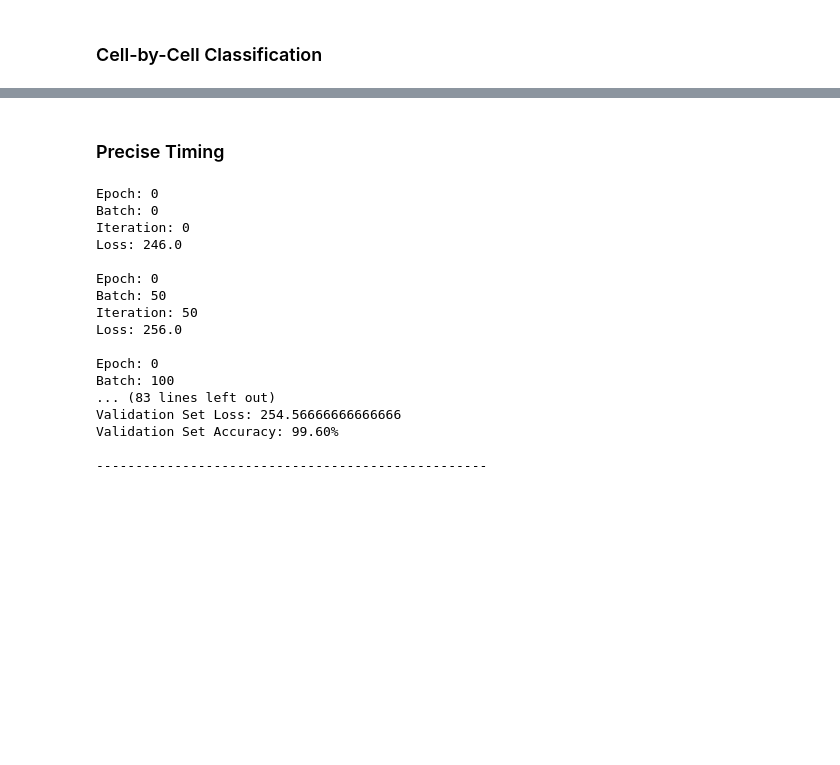
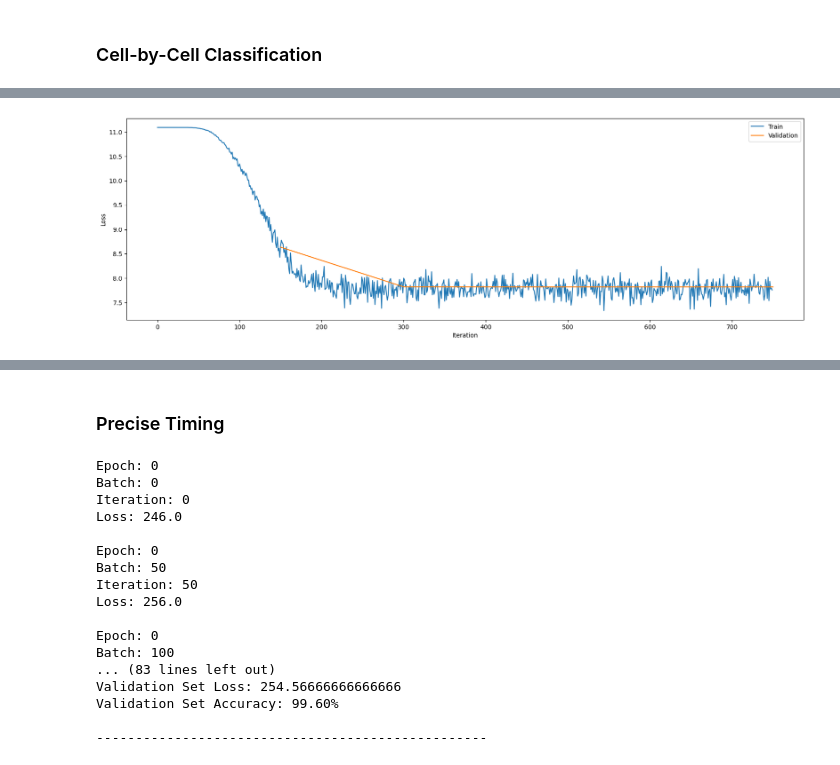
Before and after one commit to enlupi/SNN-MUC, a Jupyter notebook: Scripts/SNN_Classifier.ipynb, the cells around one changed output, grey strips where cells are left out. Saved outputs shown, nothing was run; the diff lists cells and outputs as text; code cells hidden in the pictures; blank space fills up the shorter version.

```diff
--- a/Scripts/SNN_Classifier.ipynb
+++ b/Scripts/SNN_Classifier.ipynb
@@ -610,0 +783,12 @@ Test Set Accuracy: 95.36%
+# %%
+net = Net(num_inputs, num_hidden, num_outputs_cell, num_steps).to(device)
+# %%
+loss_fn = Multi_loss(2, SF.ce_rate_loss(), False)
+accuracy_type = 'cell'
+optimizer = torch.optim.Adam(net.parameters(), lr=5e-4, betas=(0.9, 0.999))
+num_epochs = 5
+
+loss_hist, loss_val_hist, acc_val_hist = train_net(net,
+                                                   train_loader, val_loader,
+                                                   num_epochs, loss_fn, optimizer,
+                                                   accuracy_type, batch_size)
@@ -610,0 +813,13 @@ Test Set Accuracy: 95.36%
+# %%
+# Plot Loss
+fig = plt.figure(facecolor="w", figsize=(20, 6))
+x1 = np.arange(n_evt/batch_size*num_epochs)
+x2 = np.arange(n_evt/batch_size, n_evt/batch_size*num_epochs+1, n_evt/batch_size)
+plt.plot(x1, loss_hist,     label='Train')
+plt.plot(x2, loss_val_hist, label='Validation')
+plt.xlabel("Iteration")
+plt.ylabel("Loss")
+plt.legend()
+plt.show()
+# %% [output]
+[figure, added]
```
Also changed, not shown: parts of 26 cells of this notebook.
